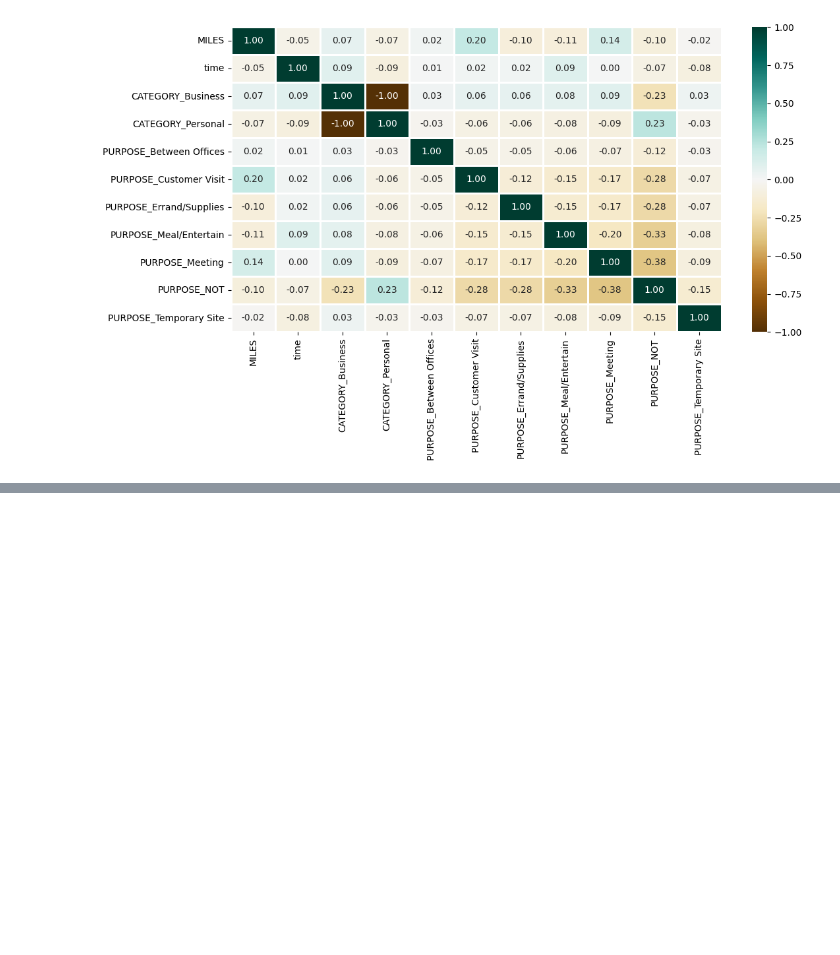
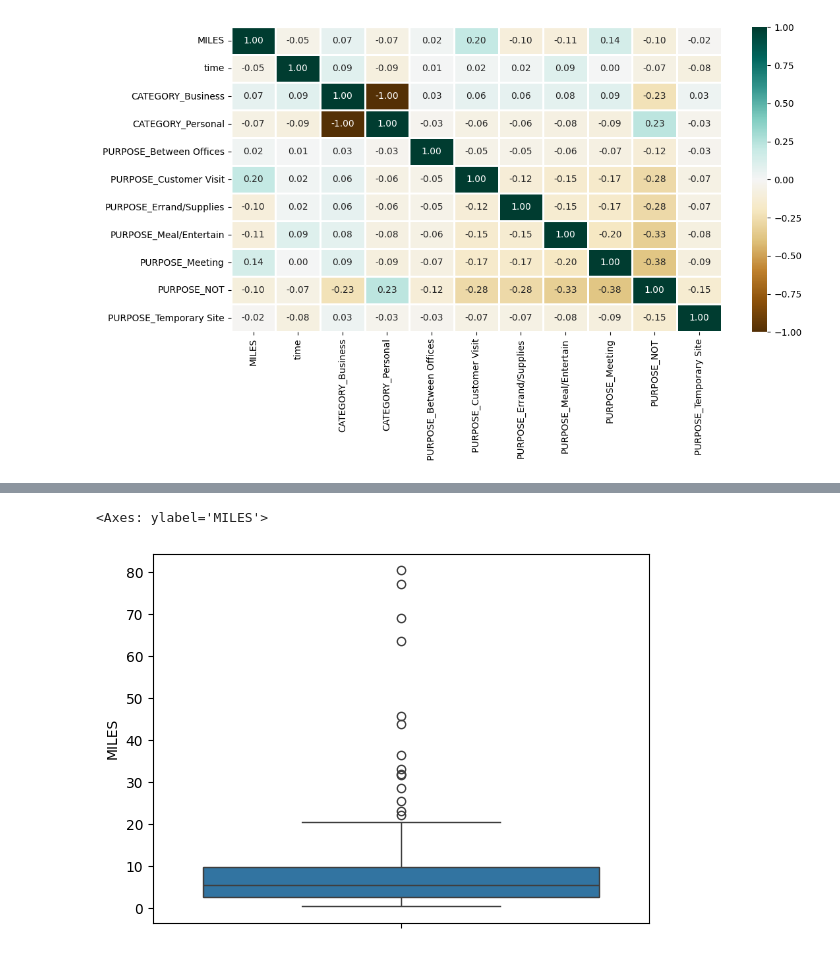
Before and after one commit to Yashaswini-Sandeep/Uber-Rides-Data-Analysis-using-Python, a Jupyter notebook: uberRides.ipynb, the cells around one changed output, grey strips where cells are left out. Saved outputs shown, nothing was run; the diff lists cells and outputs as text; code cells hidden in the pictures; blank space fills up the shorter version.

```diff
--- a/uberRides.ipynb
+++ b/uberRides.ipynb
@@ -160,0 +199,5 @@ plt.show()
+# %%
+sns.boxplot(dataset[dataset['MILES']<100]['MILES'])
+# %% [output]
+<Axes: ylabel='MILES'>
+[figure, added]
```
Also changed, not shown: parts of 5 cells of this notebook.
